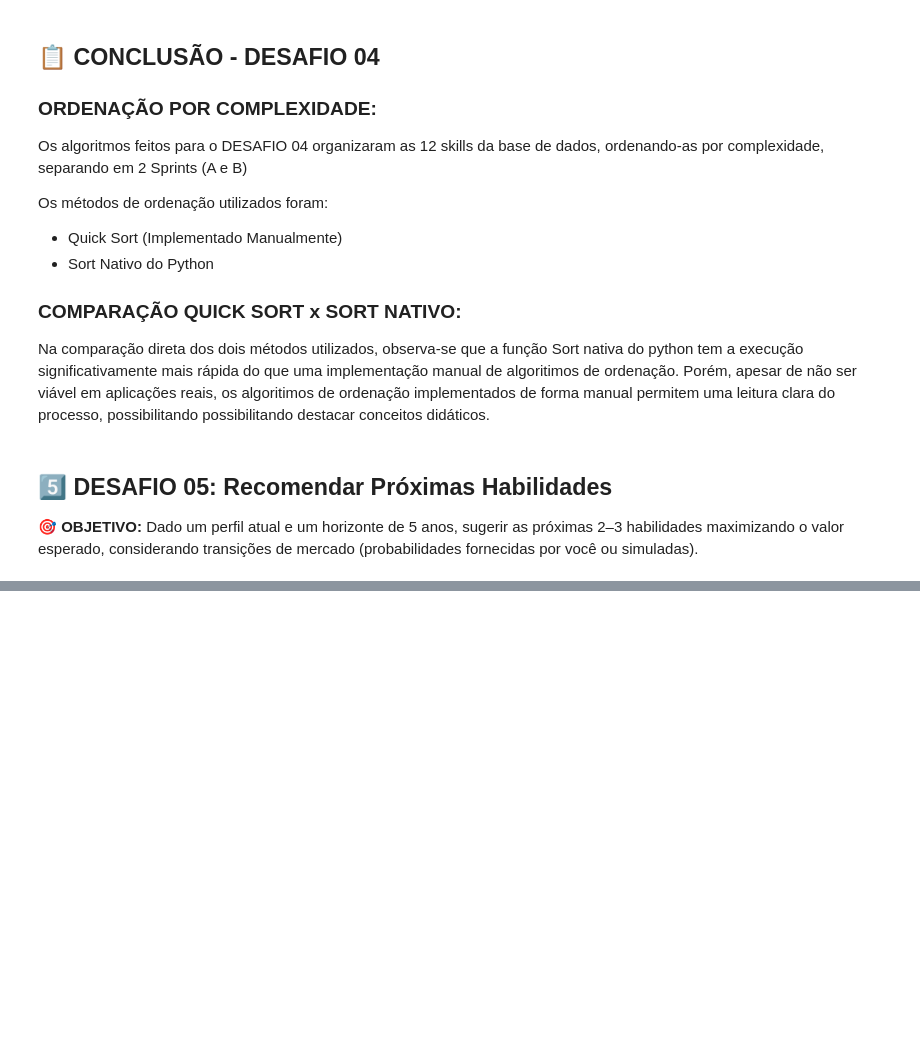
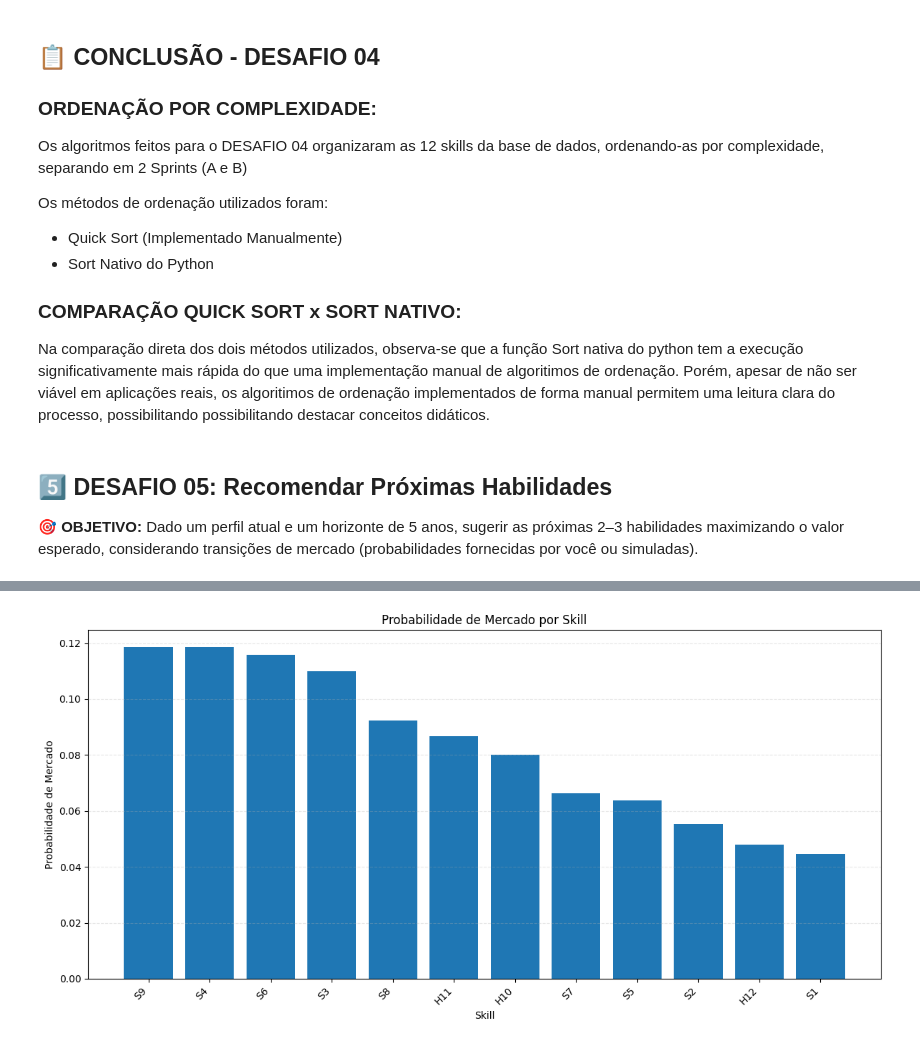
Before and after one commit to yRaffa/GS-2025-2_DynamicProgrramming, a Jupyter notebook: relatorio.ipynb, the cells around one changed output, grey strips where cells are left out. Drawn from its saved outputs; the diff is of its cells as text; code cells hidden in the pictures; blank space fills up the shorter version.

```diff
--- a/relatorio.ipynb
+++ b/relatorio.ipynb
@@ -431,0 +492,17 @@ Na comparação direta dos dois métodos utilizados, observa-se que a função S
+# %%
+# DataFrame das probabilidades de mercado
+prob = resultado_d5['Probabilidades_Mercado']
+df_prob = pd.DataFrame([
+    {
+        'Skill': sid,
+        'Probabilidade_Mercado': p,
+        'Valor': SKILLS[sid]['Valor'],
+        'Complexidade': SKILLS[sid]['Complexidade'],
+        'Valor_x_Prob_Mercado': SKILLS[sid]['Valor'] * p,
+    }
+    for sid, p in prob.items()
+])
+
+df_prob = df_prob.sort_values(by='Probabilidade_Mercado', ascending=False).reset_index(drop=True)
+print('Probabilidades de Mercado:')
+df_prob
@@ -431,0 +524,13 @@ Na comparação direta dos dois métodos utilizados, observa-se que a função S
+# %%
+# Gráfico de barras das probabilidades de mercado
+plt.figure(figsize=(12, 6))
+plt.bar(df_prob['Skill'], df_prob['Probabilidade_Mercado'])
+plt.xticks(rotation=45, ha='right')
+plt.ylabel('Probabilidade de Mercado')
+plt.xlabel('Skill')
+plt.title('Probabilidade de Mercado por Skill')
+plt.grid(axis='y', linestyle='--', alpha=0.3)
+plt.tight_layout()
+plt.show()
+# %% [output]
+[figure, added]
```
Also changed, not shown: parts of 11 cells of this notebook, 6 other files.
